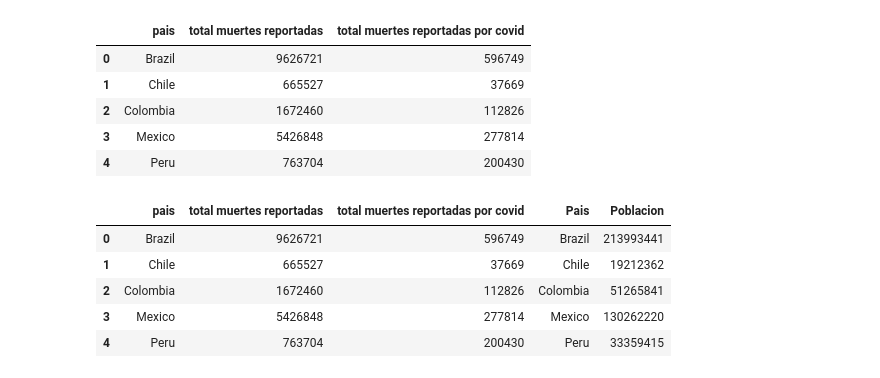
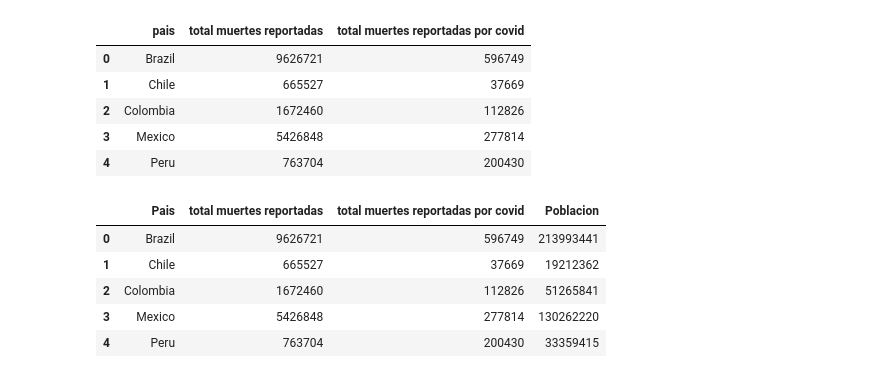
Before and after one commit to marcodeamicis/proyecto_covid, a Jupyter notebook: notebooks/1_business_and_data_understanding_amicis.ipynb, the cells around one changed output. Saved outputs shown, nothing was run; the diff lists cells and outputs as text; code cells hidden in the pictures.

Commit message:
🚧 WIP: Falta entender 1. Hue (seaborn) - item 3 2. Mortes excesso.

```diff
--- a/notebooks/1_business_and_data_understanding_amicis.ipynb
+++ b/notebooks/1_business_and_data_understanding_amicis.ipynb
@@ -3 +3,12 @@ import pandas as pd
+# %%
+# libs para manipulação de dados
+import pandas as pd
+import numpy as np
+
+# libs para visualização de dados
+import matplotlib.pyplot as plt
+import seaborn as sns
+
+BASE_MUERTES_COVID = '../data/external/muertes-covid-por-pais.csv'
+BASE_POBLACION = '../data/external/poblacion-por-pais.csv'
 # %%
@@ -19,0 +25,9 @@ df_muertes
+# %%
+df_muertes = pd.read_csv(
+    BASE_MUERTES_COVID,
+    sep=',',
+    header=0,
+    names=['pais', 'fecha_inicio', 'fecha_fin', 'dias', 'semana', 'total_muertes_reportadas', 'total_muertes_reportadas_por_covid'],
+    parse_dates=['fecha_inicio', 'fecha_fin']
+    )
+df_muertes
@@ -42,11 +70,13 @@ df_muertes_agg
 | 3 | Mexico | 5426848 | 277814 |
 | 4 | Peru | 763704 | 200430 |
 # %%
-df_muertes_agg.merge(df_poblacion, how='left', left_on='pais', right_on='Pais')
+df_muertes_agg = df_muertes_agg.merge(df_poblacion, how='left', left_on='pais', right_on='Pais')
+df_muertes_agg = df_muertes_agg[['Pais', 'total muertes reportadas', 'total muertes reportadas por covid', 'Poblacion']]
+df_muertes_agg
 # %% [output]
-|  | pais | total muertes reportadas | total muertes reportadas por covid | Pais | Poblacion |
-| 0 | Brazil | 9626721 | 596749 | Brazil | 213993441 |
-| 1 | Chile | 665527 | 37669 | Chile | 19212362 |
-| 2 | Colombia | 1672460 | 112826 | Colombia | 51265841 |
-| 3 | Mexico | 5426848 | 277814 | Mexico | 130262220 |
-| 4 | Peru | 763704 | 200430 | Peru | 33359415 |
+|  | Pais | total muertes reportadas | total muertes reportadas por covid | Poblacion |
+| 0 | Brazil | 9626721 | 596749 | 213993441 |
+| 1 | Chile | 665527 | 37669 | 19212362 |
+| 2 | Colombia | 1672460 | 112826 | 51265841 |
+| 3 | Mexico | 5426848 | 277814 | 130262220 |
+| 4 | Peru | 763704 | 200430 | 33359415 |
```
Also changed, not shown: parts of 18 cells of this notebook.
